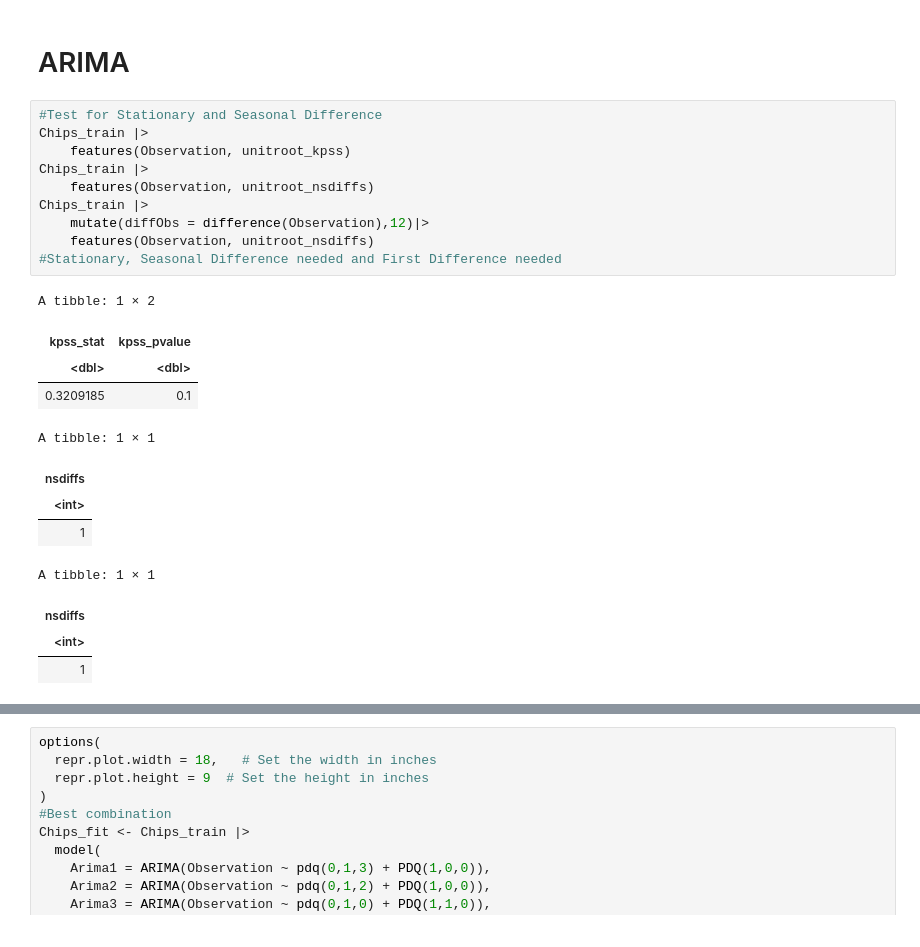
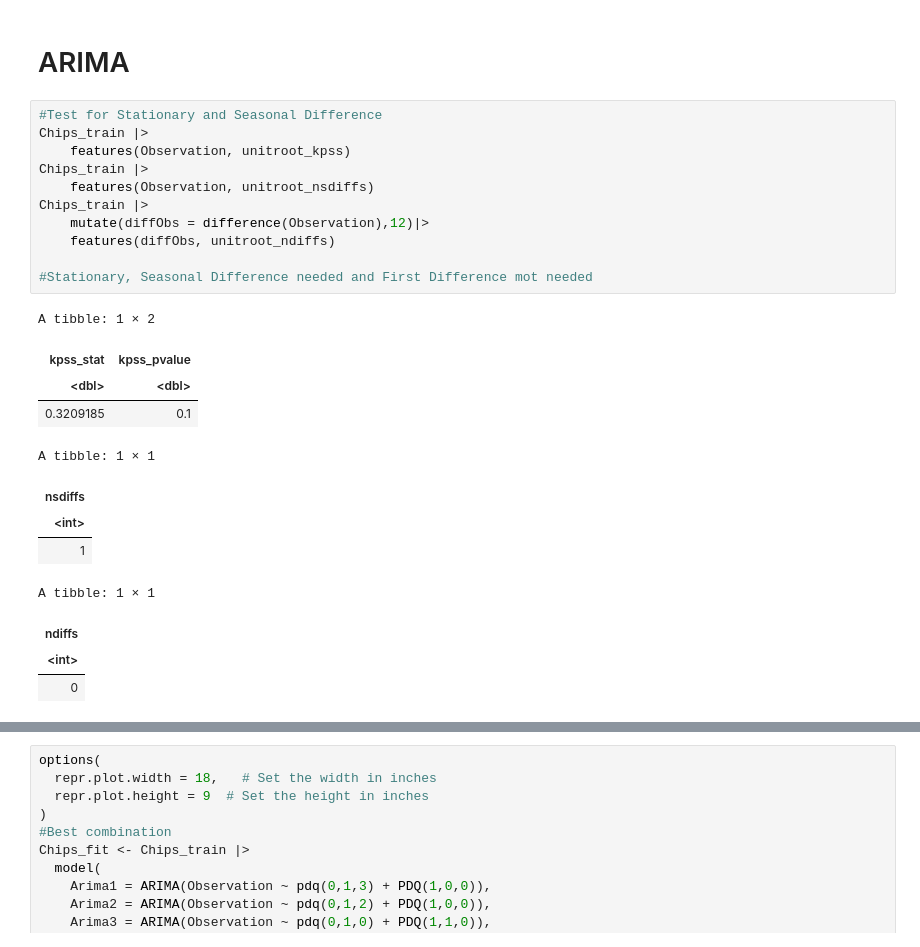
Before and after one commit to Ibrahim-Khayat/-IE499, a Jupyter notebook: indexClean+ArimaCombined.ipynb, the cells around one changed output, grey strips where cells are left out. Saved outputs shown, nothing was run; the diff lists cells and outputs as text.

```diff
--- a/indexClean+ArimaCombined.ipynb
+++ b/indexClean+ArimaCombined.ipynb
@@ -391,23 +389,24 @@ A tibble: 9 × 10
 # %%
 #Test for Stationary and Seasonal Difference
 Chips_train |>
     features(Observation, unitroot_kpss)
 Chips_train |>
     features(Observation, unitroot_nsdiffs)
 Chips_train |>
     mutate(diffObs = difference(Observation),12)|>
-    features(Observation, unitroot_nsdiffs)
-#Stationary, Seasonal Difference needed and First Difference needed
+    features(diffObs, unitroot_ndiffs)
+
+#Stationary, Seasonal Difference needed and First Difference mot needed
 # %% [output]
 A tibble: 1 × 2
 | kpss_stat | kpss_pvalue |
 | <dbl> | <dbl> |
 | 0.3209185 | 0.1 |
 A tibble: 1 × 1
 | nsdiffs |
 | <int> |
 | 1 |
 A tibble: 1 × 1
-| nsdiffs |
+| ndiffs |
 | <int> |
-| 1 |
+| 0 |
```
Also changed, not shown: parts of 7 cells of this notebook.
